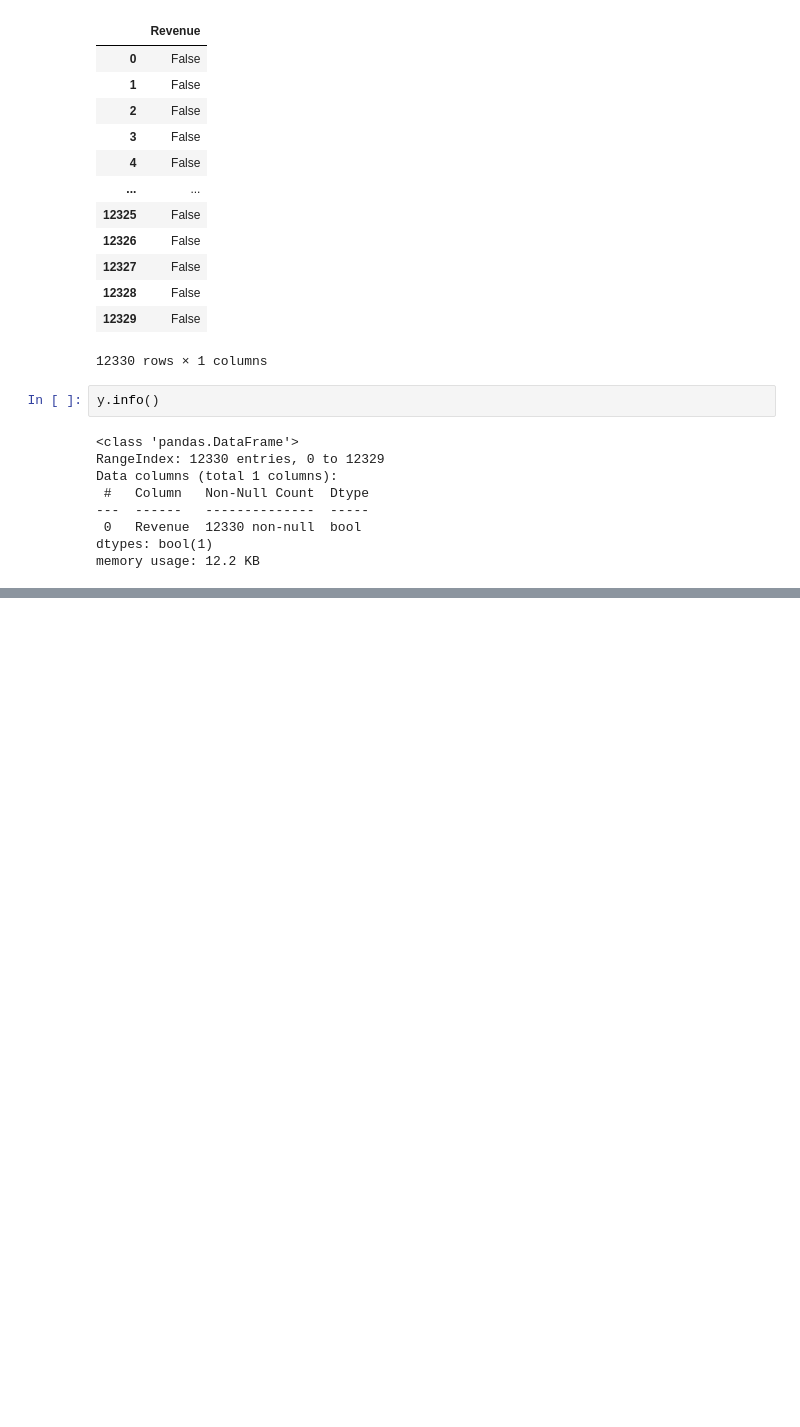
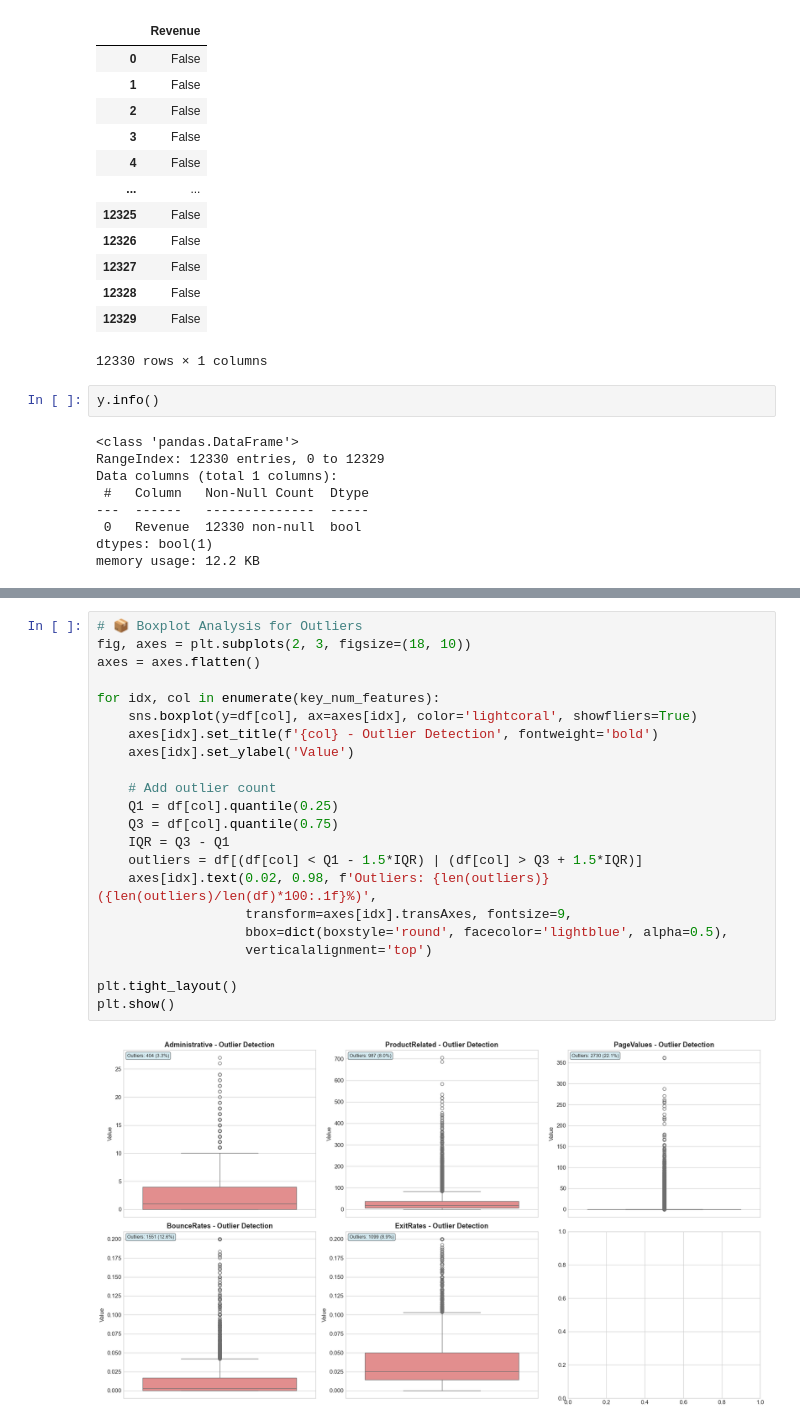
Before and after one commit to jakubpyszniak/XAI_pred_modelling_WNE_2026_final_project, a Jupyter notebook: data_notebooks/data_exploration.ipynb, the cells around one changed output, grey strips where cells are left out. Drawn from its saved outputs; the diff is of its cells as text; blank space fills up the shorter version.

```diff
--- a/data_notebooks/data_exploration.ipynb
+++ b/data_notebooks/data_exploration.ipynb
@@ -162,0 +253,24 @@ memory usage: 12.2 KB
+# %%
+# 📦 Boxplot Analysis for Outliers
+fig, axes = plt.subplots(2, 3, figsize=(18, 10))
+axes = axes.flatten()
+
+for idx, col in enumerate(key_num_features):
+    sns.boxplot(y=df[col], ax=axes[idx], color='lightcoral', showfliers=True)
+    axes[idx].set_title(f'{col} - Outlier Detection', fontweight='bold')
+    axes[idx].set_ylabel('Value')
+
+    # Add outlier count
+    Q1 = df[col].quantile(0.25)
+    Q3 = df[col].quantile(0.75)
+    IQR = Q3 - Q1
+    outliers = df[(df[col] < Q1 - 1.5*IQR) | (df[col] > Q3 + 1.5*IQR)]
+    axes[idx].text(0.02, 0.98, f'Outliers: {len(outliers)} ({len(outliers)/len(df)*100:.1f}%)',
+                   transform=axes[idx].transAxes, fontsize=9,
+                   bbox=dict(boxstyle='round', facecolor='lightblue', alpha=0.5),
+                   verticalalignment='top')
+
+plt.tight_layout()
+plt.show()
+# %% [output]
+[figure, added]
```
Also changed, not shown: parts of 21 cells of this notebook, 6 other files.
